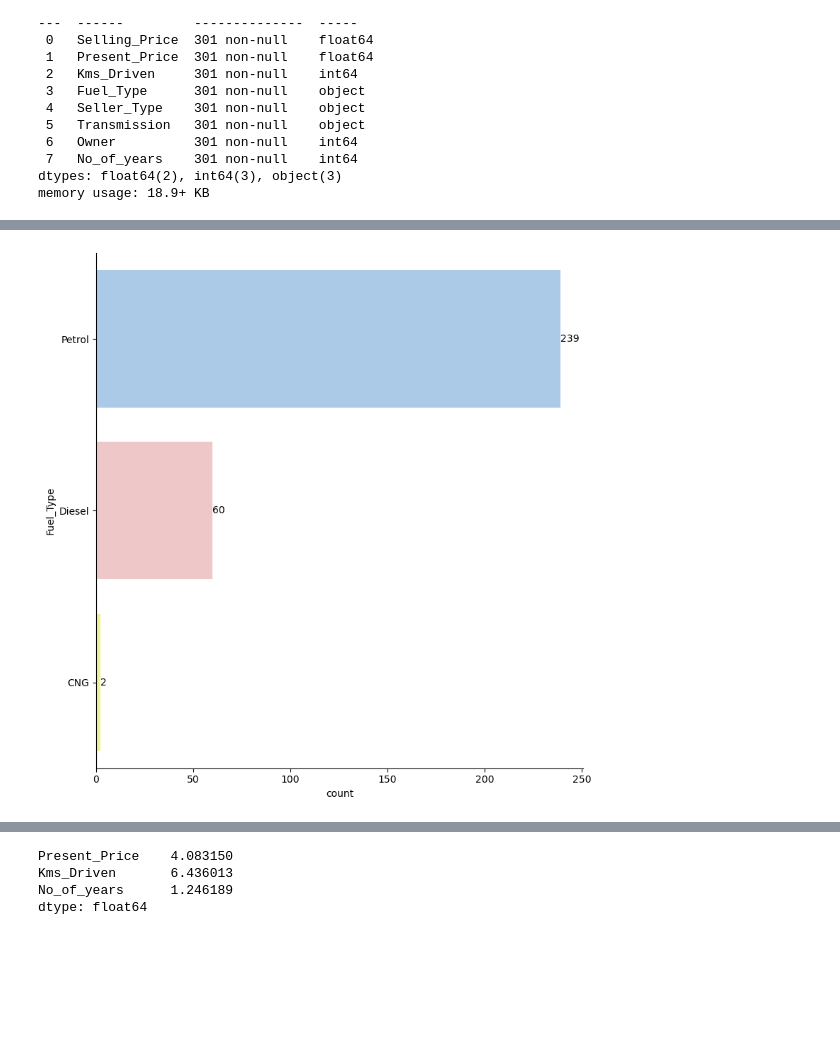
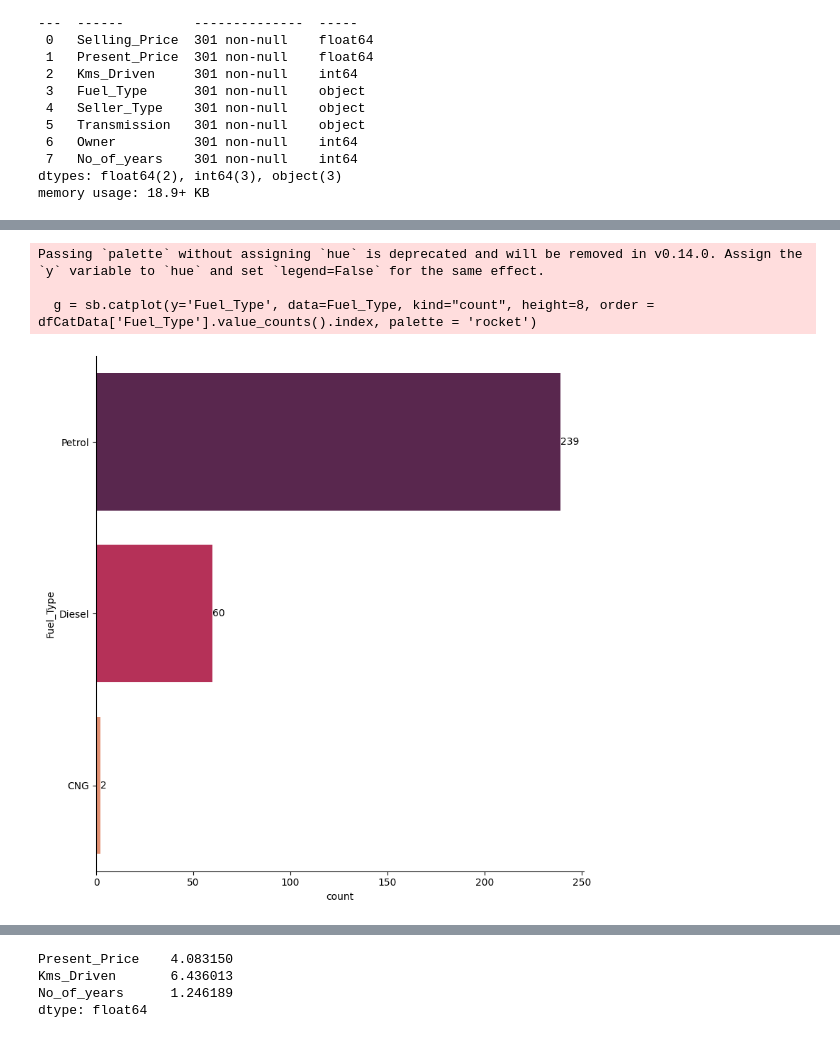
Before and after one commit to joycelee91/SC1015_miniproject, a Jupyter notebook: car-price-prediction.ipynb, the cells around one changed output, grey strips where cells are left out. Saved outputs shown, nothing was run; the diff lists cells and outputs as text; code cells hidden in the pictures; blank space fills up the shorter version.

```diff
--- a/car-price-prediction.ipynb
+++ b/car-price-prediction.ipynb
@@ -83,7 +99,5 @@ df.head()
 # %%
-# Calculate the age of the car and add it as a new column 'No_of_years'
-
-df['No_of_years'] = 2023 - df['Year']
+df['No_of_years'] = 2024 - df['Year']
 df.head()
 # %% [output]
 |  | Year | Selling_Price | Present_Price | Kms_Driven | Fuel_Type | Seller_Type | Transmission | Owner | ... |
@@ -143,0 +160,3 @@ memory usage: 18.9+ KB
+# %%
+dfCatData = pd.DataFrame(df[['Fuel_Type', 'Seller_Type', 'Transmission', 'Owner']])
+dfCatData.head()
@@ -143,0 +180,2 @@ memory usage: 18.9+ KB
+# %%
+dfCatData = dfCatData.astype('category')
@@ -144,32 +233,21 @@ memory usage: 18.9+ KB
 # %%
-# Create separate DataFrames for specific columns
-
-Selling_Price = pd.DataFrame(df['Selling_Price'])
-Present_Price  = pd.DataFrame(df['Present_Price'])
-Kms_Driven = pd.DataFrame(df['Kms_Driven'])
-No_of_years = pd.DataFrame(df['No_of_years'])
-Fuel_Type = pd.DataFrame(df['Fuel_Type'])
-Seller_Type = pd.DataFrame(df['Seller_Type'])
-Transmission = pd.DataFrame(df['Transmission'])
-Owner = pd.DataFrame(df['Owner'])
+Fuel_Type = pd.DataFrame(dfCatData['Fuel_Type'])
+Seller_Type = pd.DataFrame(dfCatData['Seller_Type'])
+Transmission = pd.DataFrame(dfCatData['Transmission'])
+Owner = pd.DataFrame(dfCatData['Owner'])
 # %%
-pastel_rainbow_colors = ['#A1CAF1',  # Baby blue eyes
-                         '#F4C2C2',  # Baby pink
-                         '#FEFF86', #Baby yellow
-                         '#77DD77']  # Pastel green
+g = sb.catplot(y='Fuel_Type', data=Fuel_Type, kind="count", height=8, order = dfCatData['Fuel_Type'].value_counts().index, palette = 'rocket')
 
-# Create a categorical plot using Seaborn to visualize the distribution of 'Fuel_Type' column.
-g = sb.catplot(y='Fuel_Type', data=Fuel_Type, kind="count", height=8, palette=pastel_rainbow_colors)
 
-# Access the axis of the categorical plot.
 ax = g.facet_axis(0, 0)
-
-# Annotate the bars with their counts.
 for p in ax.patches:
     ax.annotate(f'{int(p.get_width())}', (p.get_width(), p.get_y() + p.get_height() / 2),
                 ha='left', va='center')
 
 plt.show()
 # %% [output]
+Passing `palette` without assigning `hue` is deprecated and will be removed in v0.14.0. Assign the `y` variable to `hue` and set `legend=False` for the same effect.
+
+  g = sb.catplot(y='Fuel_Type', data=Fuel_Type, kind="count", height=8, order = dfCatData['Fuel_Type'].value_counts().index, palette = 'rocket')
-[figure, old version]
+[figure, new version]
 # %%
```
Also changed, not shown: parts of 81 cells of this notebook.
